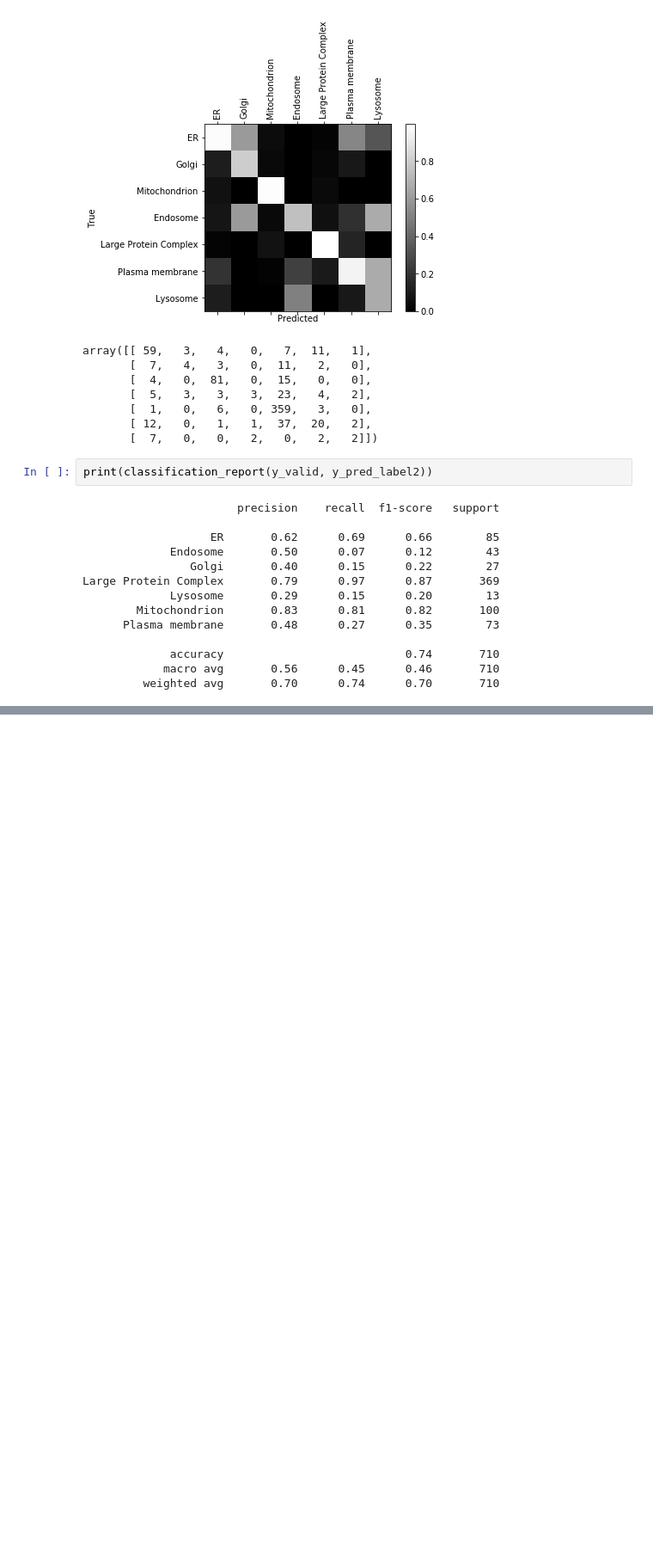
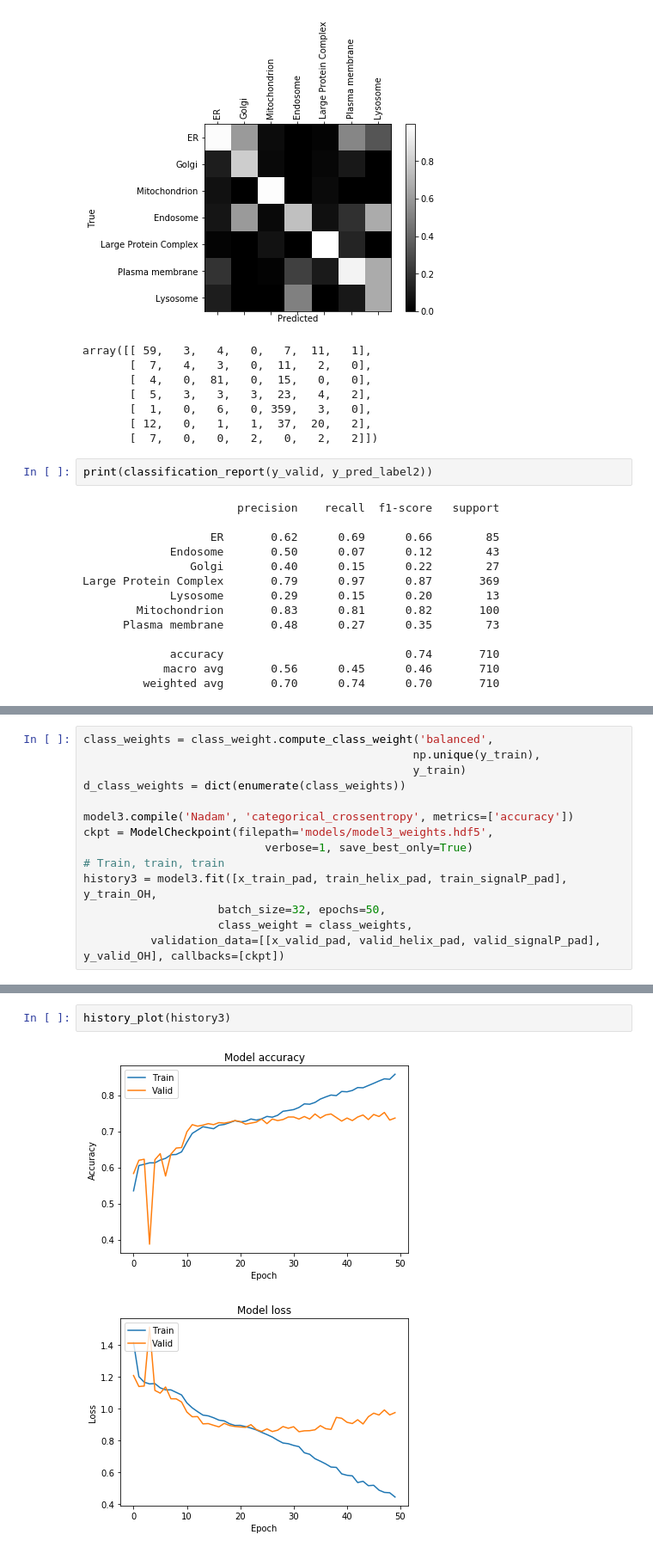
Before and after one commit to JulieRojas/Protein_Localisation_ML, a Jupyter notebook: Compartment_prediction/7Compartments_added_features/7_Compartments_with_attention.ipynb, the cells around one changed output, grey strips where cells are left out. Shown at 86% size. Cells and saved outputs as stored; diff of their text form; blank space fills up the shorter version.

```diff
--- a/Compartment_prediction/7Compartments_added_features/7_Compartments_with_attention.ipynb
+++ b/Compartment_prediction/7Compartments_added_features/7_Compartments_with_attention.ipynb
@@ -934,0 +1064,14 @@ Large Protein Complex       0.79      0.97      0.87       369
+# %%
+class_weights = class_weight.compute_class_weight('balanced',
+                                                 np.unique(y_train),
+                                                 y_train)
+d_class_weights = dict(enumerate(class_weights))
+
+model3.compile('Nadam', 'categorical_crossentropy', metrics=['accuracy'])
+ckpt = ModelCheckpoint(filepath='models/model3_weights.hdf5',
+                           verbose=1, save_best_only=True)
+# Train, train, train
+history3 = model3.fit([x_train_pad, train_helix_pad, train_signalP_pad], y_train_OH,
+                    batch_size=32, epochs=50,
+                    class_weight = class_weights,
+          validation_data=[[x_valid_pad, valid_helix_pad, valid_signalP_pad], y_valid_OH], callbacks=[ckpt])
@@ -934,0 +1096,5 @@ Large Protein Complex       0.79      0.97      0.87       369
+# %%
+history_plot(history3)
+# %% [output]
+[figure, added]
+[figure, added]
```
Also changed, not shown: parts of 14 cells of this notebook, 2 other files.
